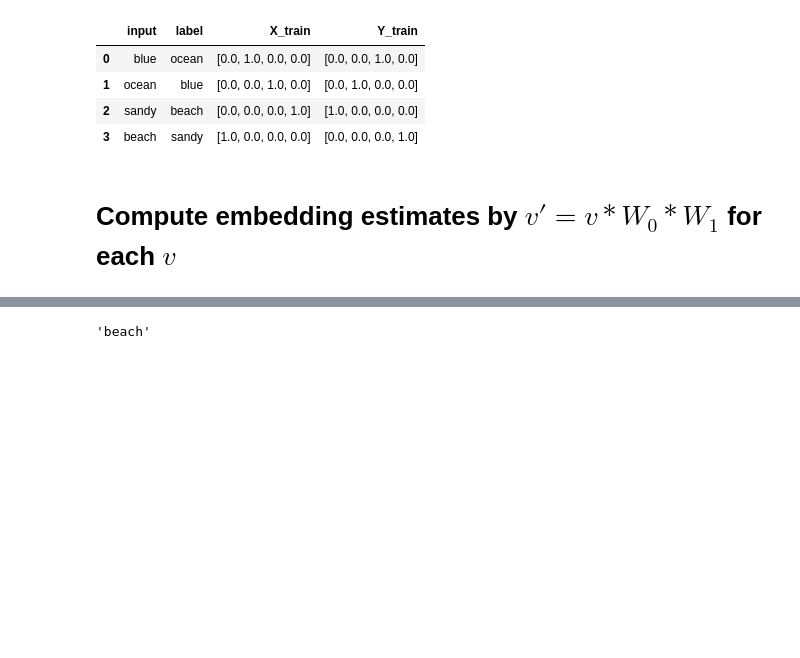
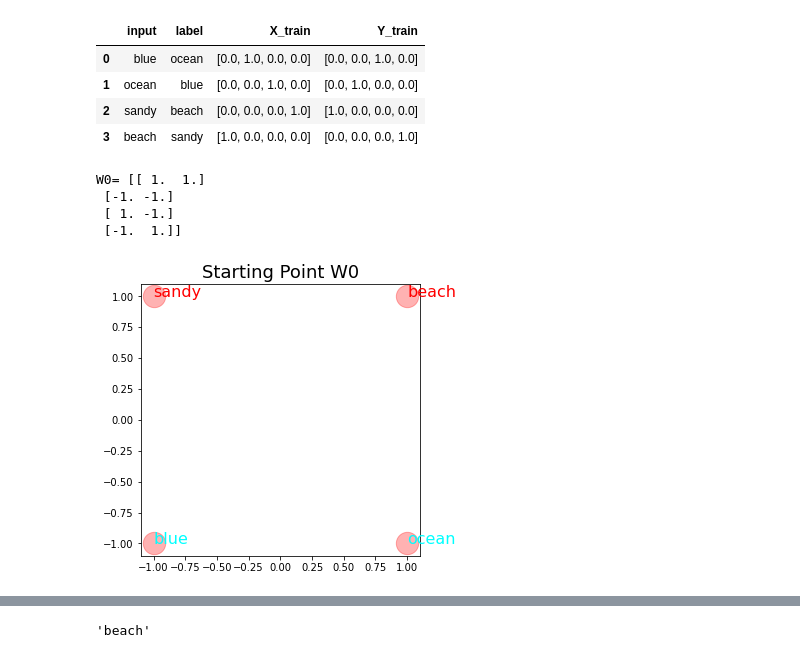
Before and after one commit to ftk1000/w2v_ftk1000, a Jupyter notebook: w2v_tf_4words.ipynb, the cells around one changed output, grey strips where cells are left out. Saved outputs shown, nothing was run; the diff lists cells and outputs as text; code cells hidden in the pictures; blank space fills up the shorter version.

```diff
--- a/w2v_tf_4words.ipynb
+++ b/w2v_tf_4words.ipynb
@@ -543,2 +515,11 @@ df
-# %% [markdown]
-# Compute embedding estimates by $v'=v*W_0*W_1$ for each $v$
+# %%
+# df_vocab
+# plt.close()
+print('W0=',W0)
+plot_words_v0(W0, vocab, ttl='Starting Point W0', wcolor=df_vocab.color)
+# %% [output]
+W0= [[ 1.  1.]
+ [-1. -1.]
+ [ 1. -1.]
+ [-1.  1.]]
+[figure, added]
```
Also changed, not shown: parts of 18 cells of this notebook.
